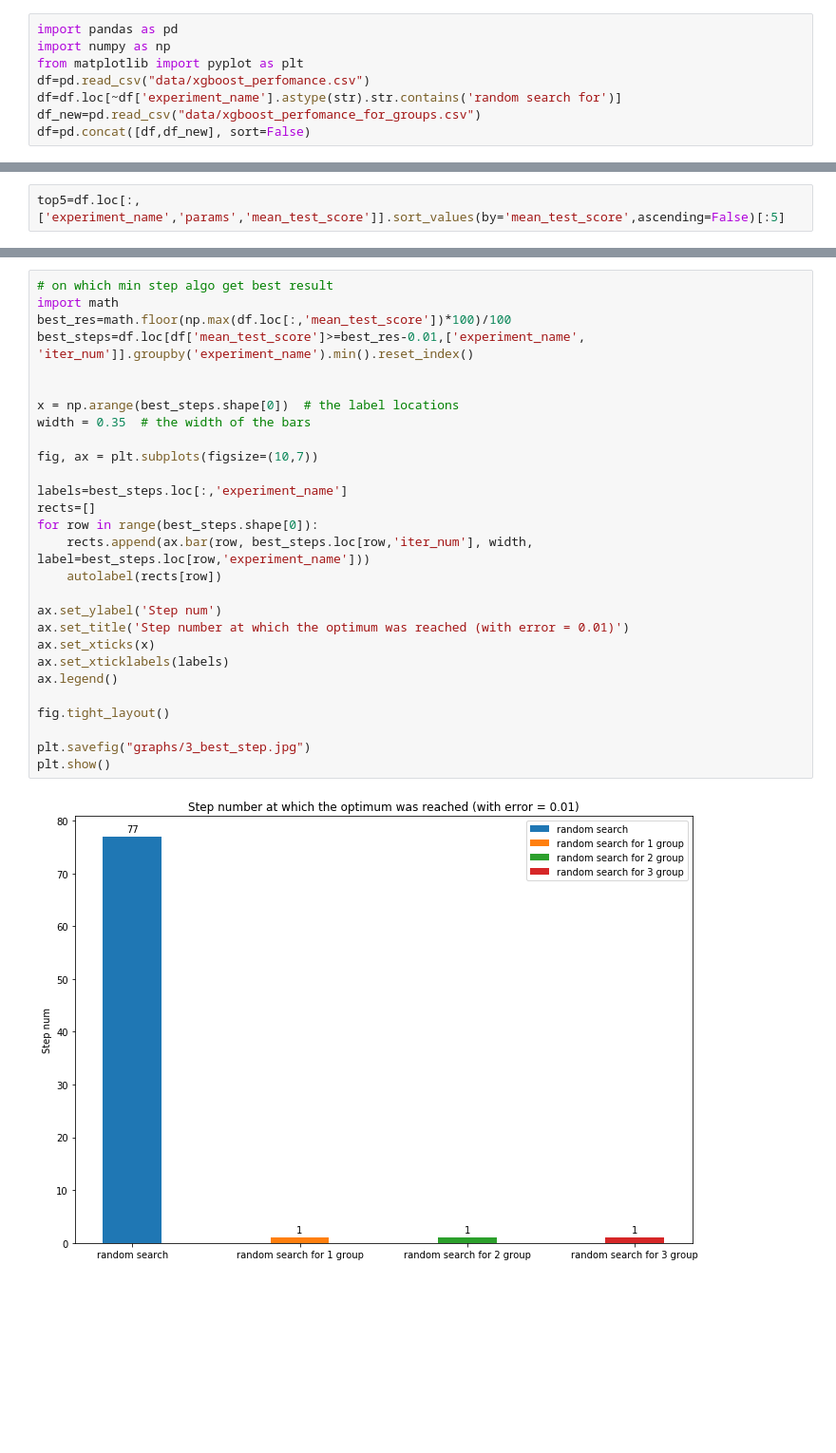
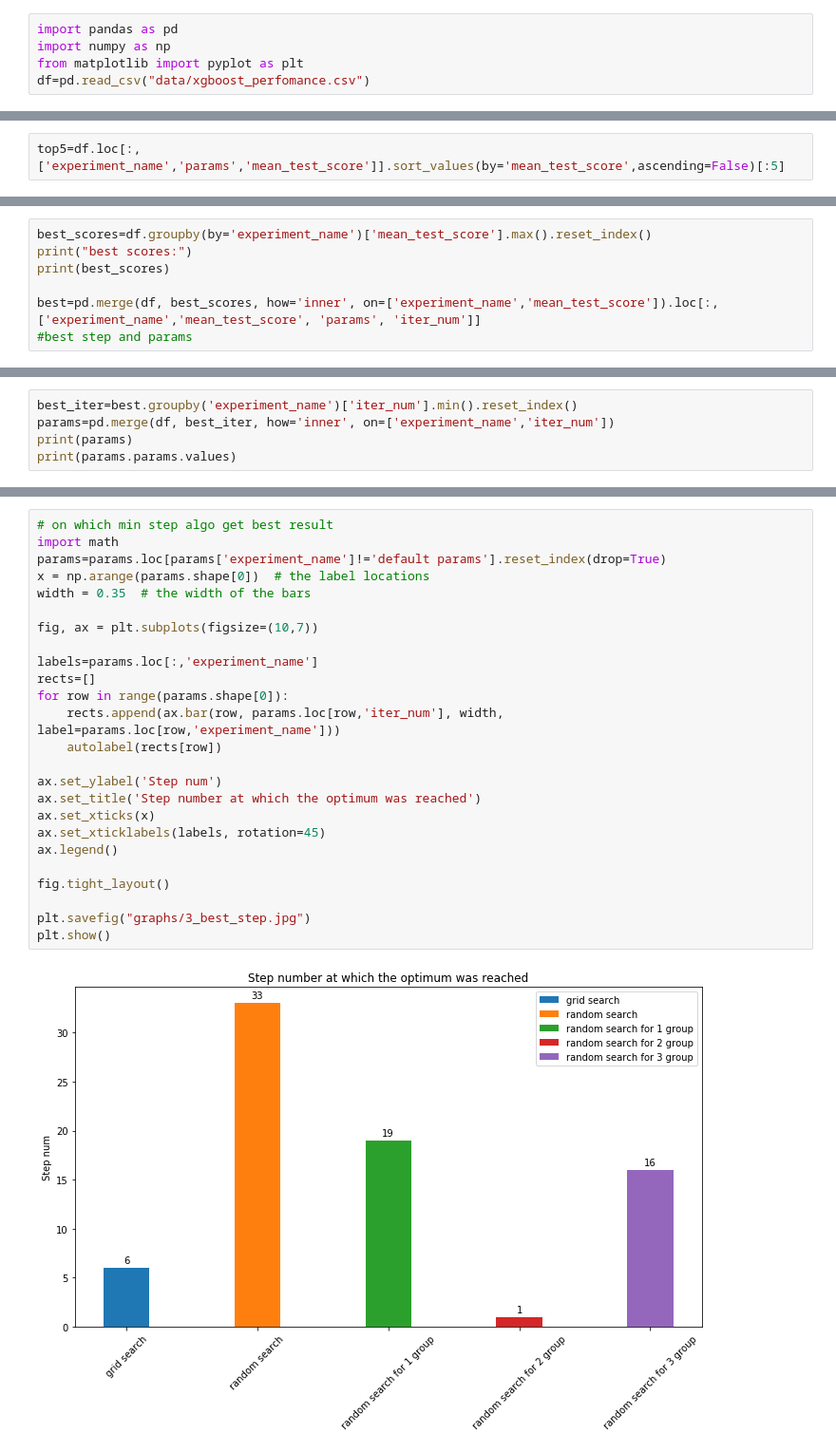
Before and after one commit to HollowPrincess/GradBoostOptim, a Jupyter notebook: xgboost_test_1_analysis.ipynb, the cells around one changed output, grey strips where cells are left out. Shown at 95% size. Drawn from its saved outputs; the diff is of its cells as text; blank space fills up the shorter version.

```diff
--- a/xgboost_test_1_analysis.ipynb
+++ b/xgboost_test_1_analysis.ipynb
@@ -3,6 +3,3 @@ import pandas as pd
 import numpy as np
 from matplotlib import pyplot as plt
 df=pd.read_csv("data/xgboost_perfomance.csv")
-df=df.loc[~df['experiment_name'].astype(str).str.contains('random search for')]
-df_new=pd.read_csv("data/xgboost_perfomance_for_groups.csv")
-df=pd.concat([df,df_new], sort=False)
@@ -121,0 +156,7 @@ plt.show()
+# %%
+best_scores=df.groupby(by='experiment_name')['mean_test_score'].max().reset_index()
+print("best scores:")
+print(best_scores)
+
+best=pd.merge(df, best_scores, how='inner', on=['experiment_name','mean_test_score']).loc[:,['experiment_name','mean_test_score', 'params', 'iter_num']]
+#best step and params
@@ -121,0 +172,5 @@ plt.show()
+# %%
+best_iter=best.groupby('experiment_name')['iter_num'].min().reset_index()
+params=pd.merge(df, best_iter, how='inner', on=['experiment_name','iter_num'])
+print(params)
+print(params.params.values)
@@ -122,33 +205,30 @@ plt.show()
 # %%
 # on which min step algo get best result
 import math
-best_res=math.floor(np.max(df.loc[:,'mean_test_score'])*100)/100
-best_steps=df.loc[df['mean_test_score']>=best_res-0.01,['experiment_name', 'iter_num']].groupby('experiment_name').min().reset_index()
-
-
-x = np.arange(best_steps.shape[0])  # the label locations
+params=params.loc[params['experiment_name']!='default params'].reset_index(drop=True)
+x = np.arange(params.shape[0])  # the label locations
 width = 0.35  # the width of the bars
 
 fig, ax = plt.subplots(figsize=(10,7))
 
-labels=best_steps.loc[:,'experiment_name']
+labels=params.loc[:,'experiment_name']
 rects=[]
-for row in range(best_steps.shape[0]):
-    rects.append(ax.bar(row, best_steps.loc[row,'iter_num'], width, label=best_steps.loc[row,'experiment_name']))
+for row in range(params.shape[0]):
+    rects.append(ax.bar(row, params.loc[row,'iter_num'], width, label=params.loc[row,'experiment_name']))
     autolabel(rects[row])
 
 ax.set_ylabel('Step num')
-ax.set_title('Step number at which the optimum was reached (with error = 0.01)')
+ax.set_title('Step number at which the optimum was reached')
 ax.set_xticks(x)
-ax.set_xticklabels(labels)
+ax.set_xticklabels(labels, rotation=45)
 ax.legend()
 
 fig.tight_layout()
 
 plt.savefig("graphs/3_best_step.jpg")
 plt.show()
 # %% [output]
-[figure, old version]
+[figure, new version]
 # %%
 #params influence
 
```
Also changed, not shown: parts of 11 cells of this notebook, 15 other files.
